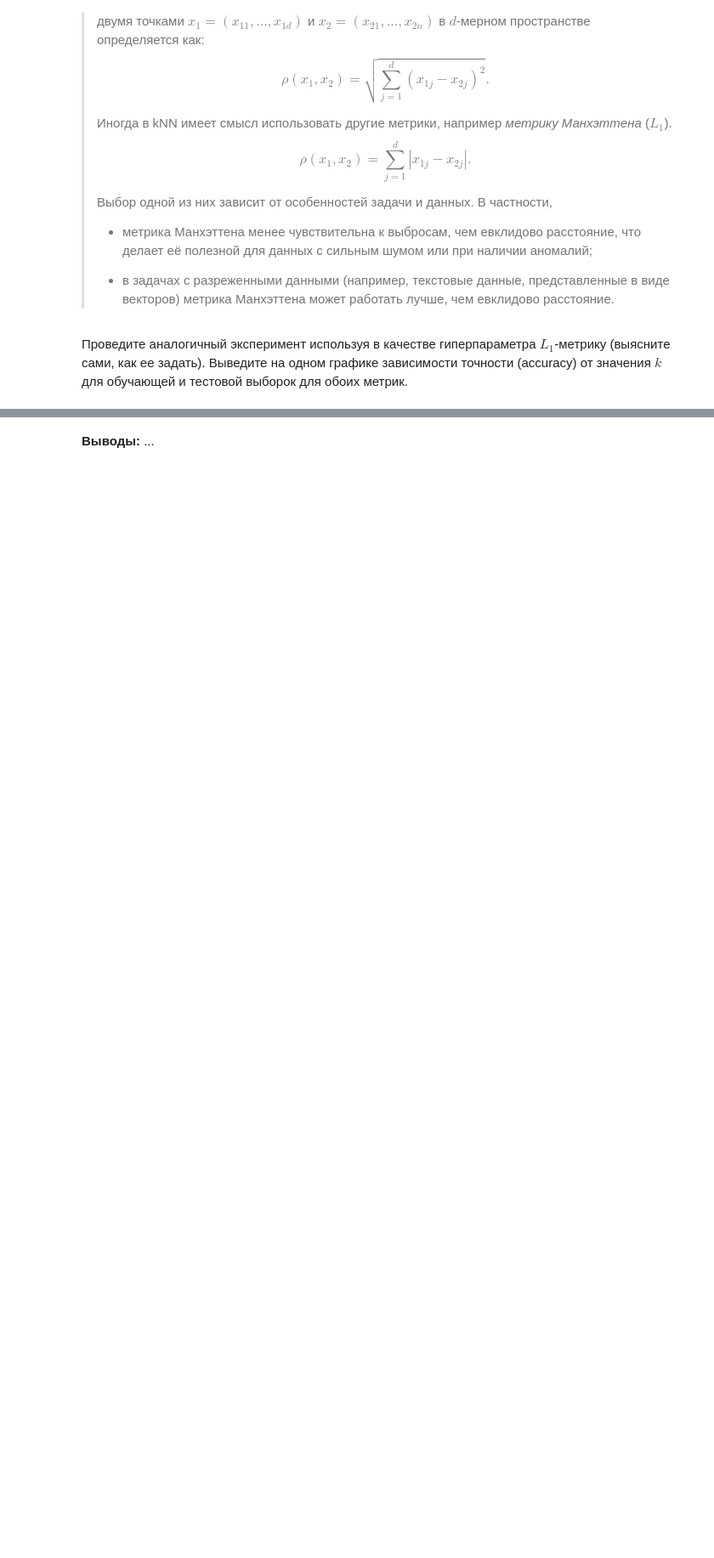
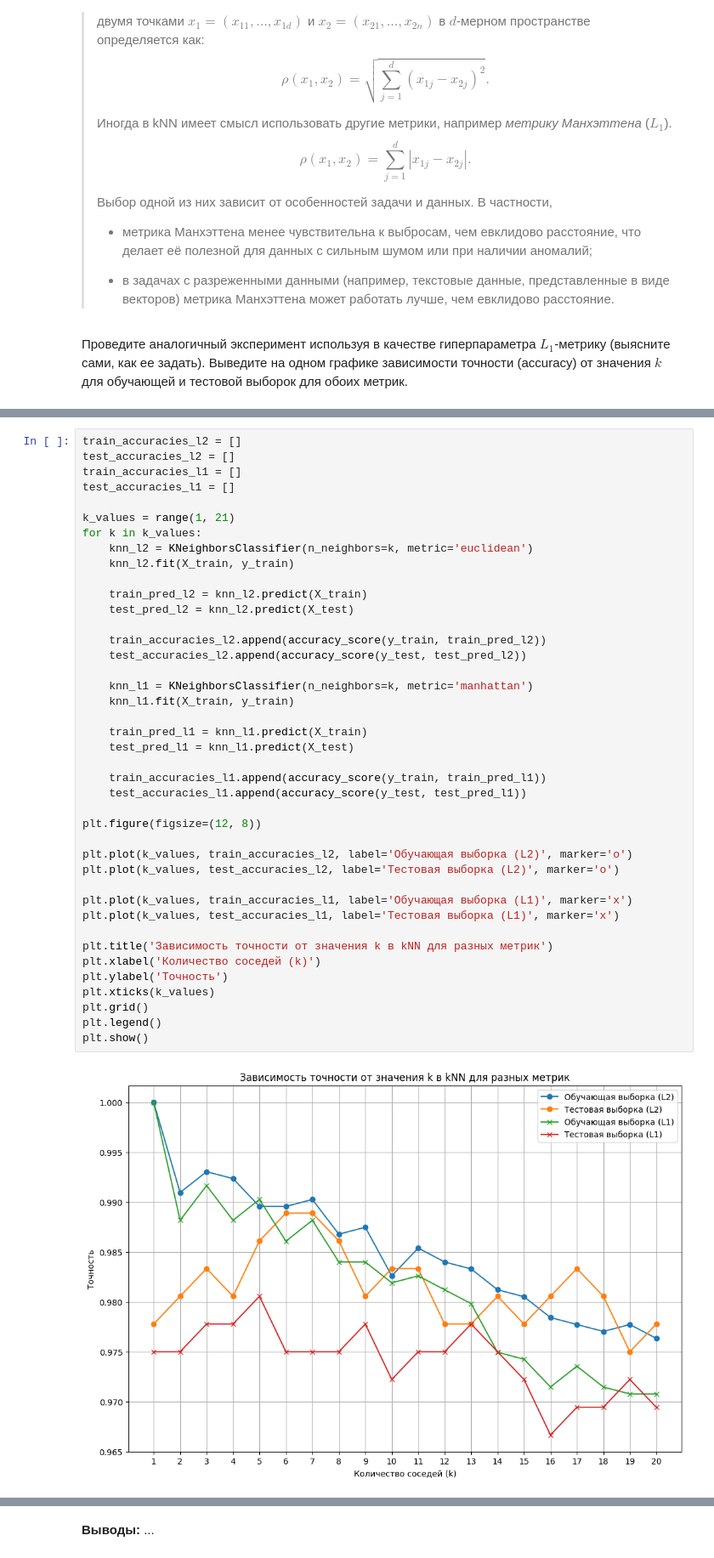
Before and after one commit to Crookedd/py3, a Jupyter notebook: 7.1 kNN.ipynb, the cells around one changed output, grey strips where cells are left out. Shown: that part at 85% size. Drawn from its saved outputs; the diff is of its cells as text; blank space fills up the shorter version.

```diff
--- a/7.1 kNN.ipynb
+++ b/7.1 kNN.ipynb
@@ -43,3 +80,46 @@ $$\rho(x_1, x_2) = \sum^d_{j=1} \left|x_{1j} - x_{2j}\right|.$$
+# %%
+train_accuracies_l2 = []
+test_accuracies_l2 = []
+train_accuracies_l1 = []
+test_accuracies_l1 = []
+
+k_values = range(1, 21)
+for k in k_values:
+    knn_l2 = KNeighborsClassifier(n_neighbors=k, metric='euclidean')
+    knn_l2.fit(X_train, y_train)
+
+    train_pred_l2 = knn_l2.predict(X_train)
+    test_pred_l2 = knn_l2.predict(X_test)
+
+    train_accuracies_l2.append(accuracy_score(y_train, train_pred_l2))
+    test_accuracies_l2.append(accuracy_score(y_test, test_pred_l2))
+
+    knn_l1 = KNeighborsClassifier(n_neighbors=k, metric='manhattan')
+    knn_l1.fit(X_train, y_train)
+
+    train_pred_l1 = knn_l1.predict(X_train)
+    test_pred_l1 = knn_l1.predict(X_test)
+
+    train_accuracies_l1.append(accuracy_score(y_train, train_pred_l1))
+    test_accuracies_l1.append(accuracy_score(y_test, test_pred_l1))
+
+plt.figure(figsize=(12, 8))
+
+plt.plot(k_values, train_accuracies_l2, label='Обучающая выборка (L2)', marker='o')
+plt.plot(k_values, test_accuracies_l2, label='Тестовая выборка (L2)', marker='o')
+
+plt.plot(k_values, train_accuracies_l1, label='Обучающая выборка (L1)', marker='x')
+plt.plot(k_values, test_accuracies_l1, label='Тестовая выборка (L1)', marker='x')
+
+plt.title('Зависимость точности от значения k в kNN для разных метрик')
+plt.xlabel('Количество соседей (k)')
+plt.ylabel('Точность')
+plt.xticks(k_values)
+plt.grid()
+plt.legend()
+plt.show()
+# %% [output]
+[figure, added]
 # %% [markdown]
 &#x2754; **Вопрос** &#x2754;
 
```
Also changed, not shown: parts of 32 cells of this notebook, 3 other files.
